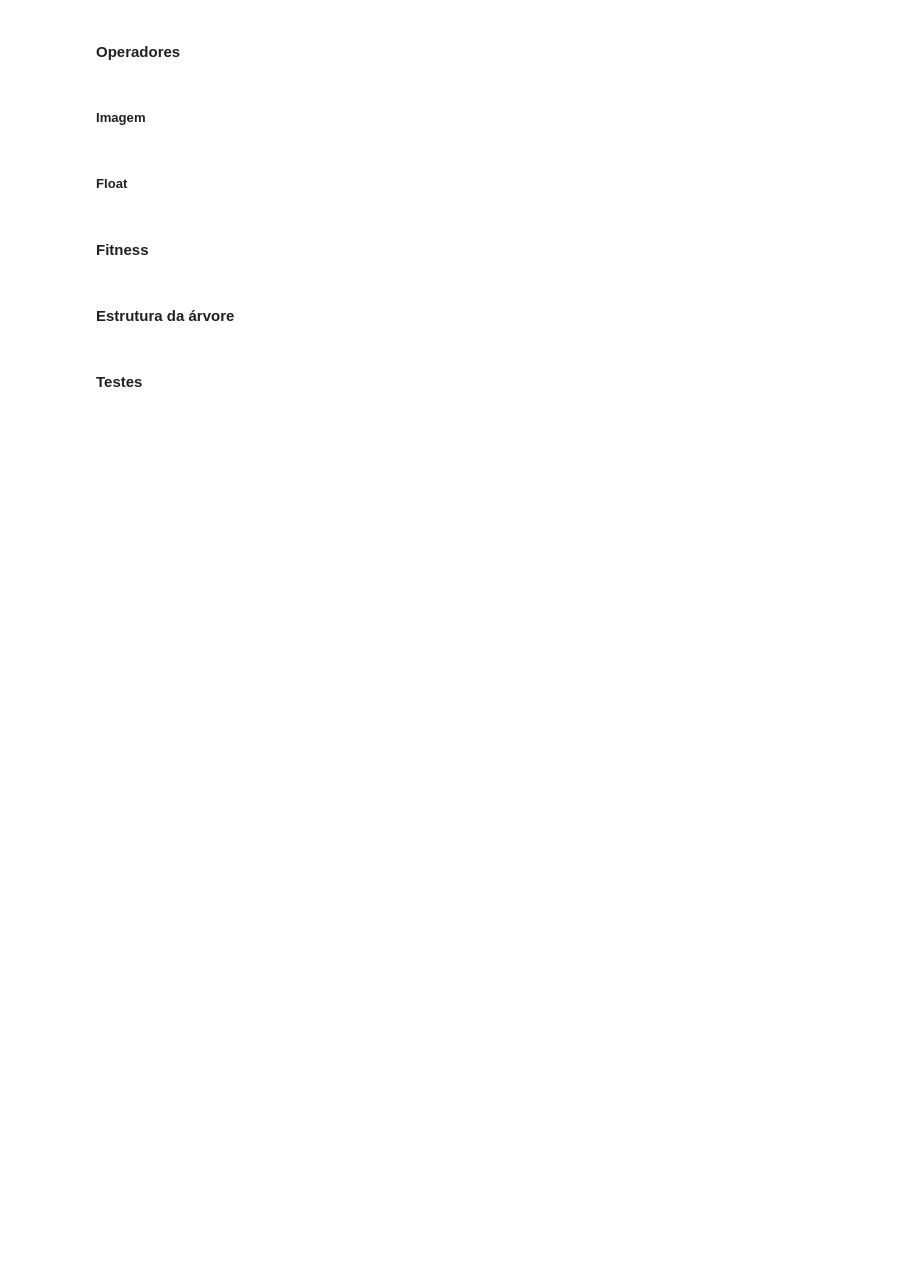
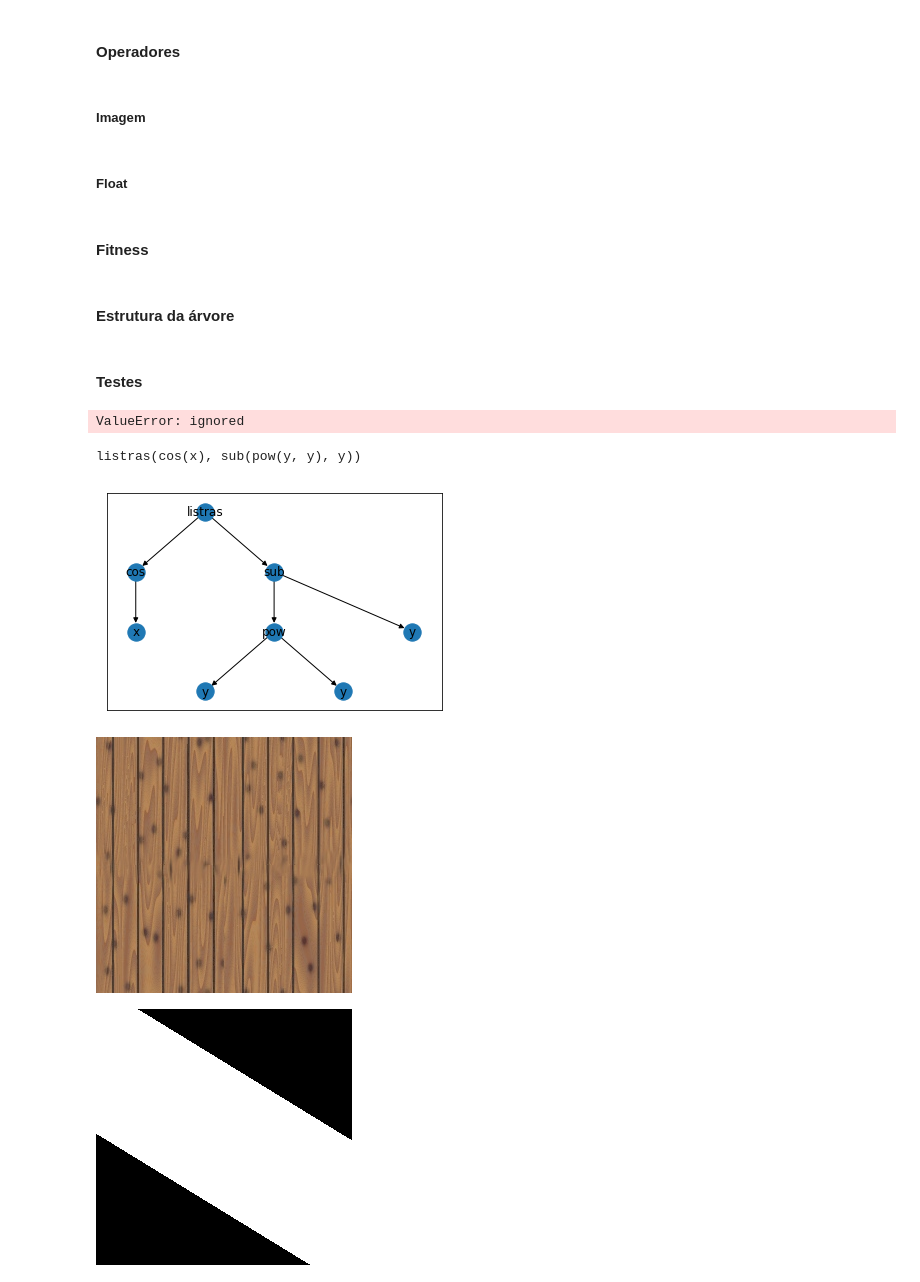
Before and after one commit to viniciusvmda/procedural-texture, a Jupyter notebook: gp.ipynb, the cells around one changed output. Drawn from its saved outputs; the diff is of its cells as text; code cells hidden in the pictures; blank space fills up the shorter version.

Commit message:
Tested all image operators

```diff
--- a/gp.ipynb
+++ b/gp.ipynb
@@ -80,13 +80,13 @@ MARGIN_OF_ERROR = 20
 MAX_WEIGHT_ON_IMG_ADD = 10   # addWeighted
 
 # Genetic Programming
-N_HALL_OF_FAME_INDIVIDUALS = 3
+N_HALL_OF_FAME_INDIVIDUALS = 1
 INITIAL_POPULATION_SIZE = 20
 CROSSOVER_PROBABILITY = 0.6
 MUTATION_PROBABILITY = 0.05
-N_GENERATIONS = 1
-N_INDIVIDUALS_NEXT_GENERATION = int(INITIAL_POPULATION_SIZE / 10)
-N_CHILDREN_NEXT_GENERATION = N_INDIVIDUALS_NEXT_GENERATION
+N_GENERATIONS = 10
+N_INDIVIDUALS_NEXT_GENERATION = 4#int(INITIAL_POPULATION_SIZE / 10)
+N_CHILDREN_NEXT_GENERATION = 4#N_INDIVIDUALS_NEXT_GENERATION
 # %% [markdown]
 ### Util
 # %%
@@ -166,7 +166,7 @@ def isColorInsideMargin(color, currentDominantColor):
 
 
 def getKernelFromFloatValue(kernelSizeFloat):
-  maxKernelValue = int(img.shape[0] * 0.1)
+  maxKernelValue = int(TARGET_IMG_WIDTH * 0.1)
   kernelSize = int(kernelSizeFloat) % maxKernelValue + 1
   return np.ones((kernelSize, kernelSize), np.uint8)   # window that slides through the image
 # %% [markdown]
@@ -407,23 +409,27 @@ if __name__ == "__main__":
   stats.register("min", np.min)
   stats.register("max", np.max)
 
-  N_INDIVIDUALS_NEXT_GENERATION = int(INITIAL_POPULATION_SIZE / 10)
-  N_CHILDREN_NEXT_GENERATION = N_INDIVIDUALS_NEXT_GENERATION
-
   start = time.process_time()
-#   algorithms.eaSimple(pop, toolbox, CROSSOVER_PROBABILITY, MUTATION_PROBABILITY, N_GENERATIONS, stats, halloffame=hof)
+#   algorithms.eaSimple(population, toolbox, CROSSOVER_PROBABILITY, MUTATION_PROBABILITY, N_GENERATIONS, stats, hallOfFame)
   algorithms.eaMuCommaLambda(population, toolbox, N_INDIVIDUALS_NEXT_GENERATION, N_CHILDREN_NEXT_GENERATION, CROSSOVER_PROBABILITY, MUTATION_PROBABILITY, N_GENERATIONS, stats, hallOfFame)
 
 #   pool.close()
   end = time.process_time()
 
   print("Elapsed time: " + str(end - start))
+# %% [output]
+ValueError: ignored
 # %%
-tree = gp.PrimitiveTree(hof[0])
+tree = gp.PrimitiveTree(hallOfFame[0])
 compiledExpression = gp.compile(tree, pset)
 
-print(hof[0])
-plotTree(hof[0])
+print(hallOfFame[0])
+plotTree(hallOfFame[0])
 cv2_imshow(TARGET_IMG)
-result = compiledExpression(20, 45)
+result = compiledExpression(100, 15)
 cv2_imshow(result)
+# %% [output]
+listras(cos(x), sub(pow(y, y), y))
+[figure, added]
+[figure, added]
+[figure, added]
```
Also changed, not shown: parts of 4 cells of this notebook.
